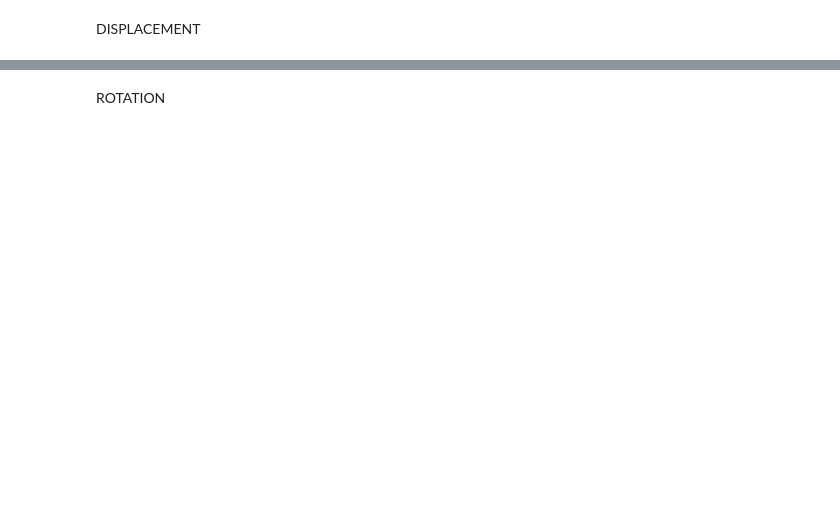
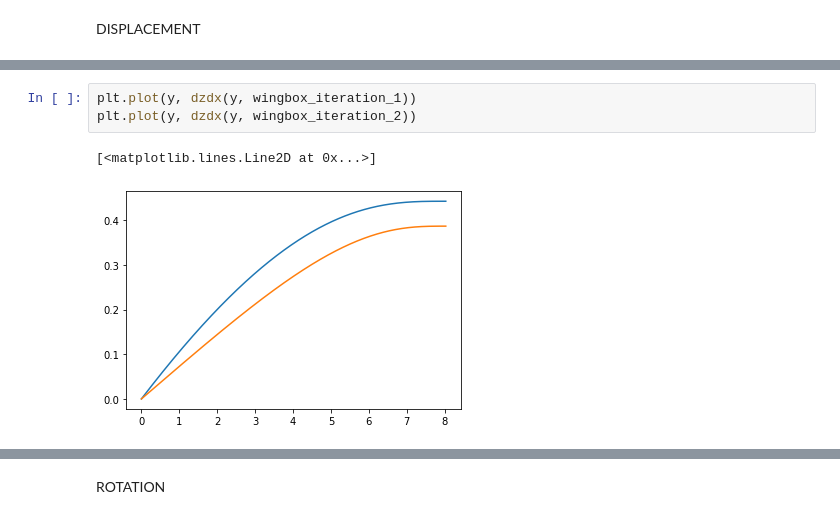
Before and after one commit to LucaDissel/Workpackage4-5, a Jupyter notebook: Main.ipynb, the cells around one changed output, grey strips where cells are left out. Drawn from its saved outputs; the diff is of its cells as text; blank space fills up the shorter version.

```diff
--- a/Main.ipynb
+++ b/Main.ipynb
@@ -143,0 +251,6 @@ def displacement(y):
+# %%
+plt.plot(y, dzdx(y, wingbox_iteration_1))
+plt.plot(y, dzdx(y, wingbox_iteration_2))
+# %% [output]
+[<matplotlib.lines.Line2D at 0x...>]
+[figure, added]
```
Also changed, not shown: parts of 27 cells of this notebook, 1 other file.
